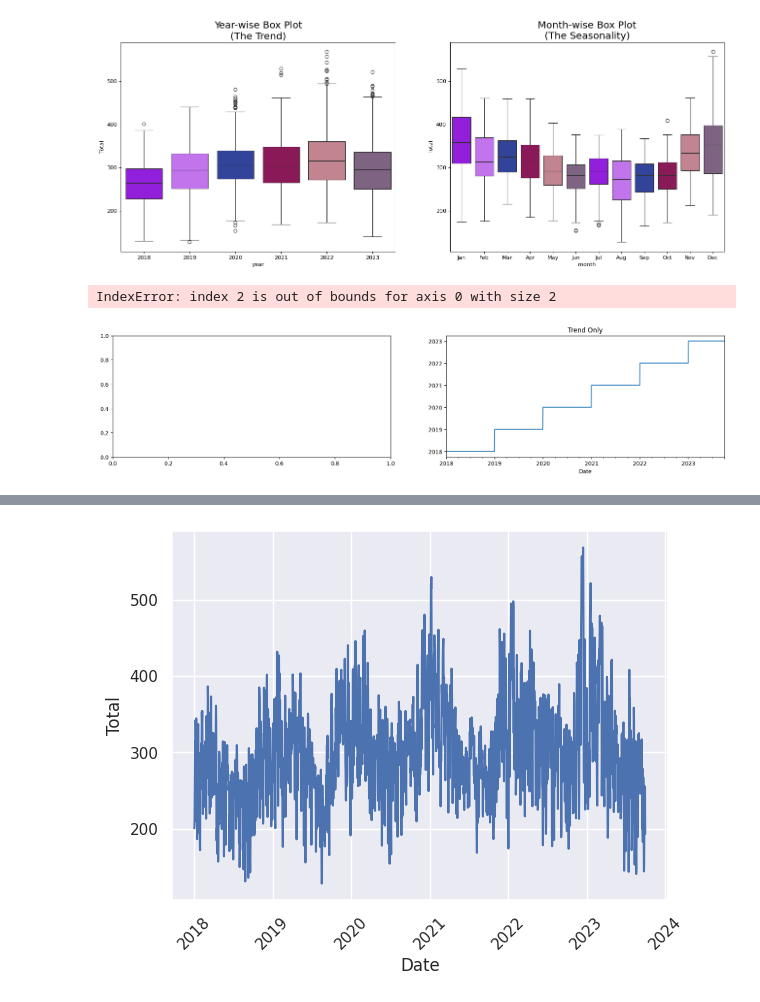
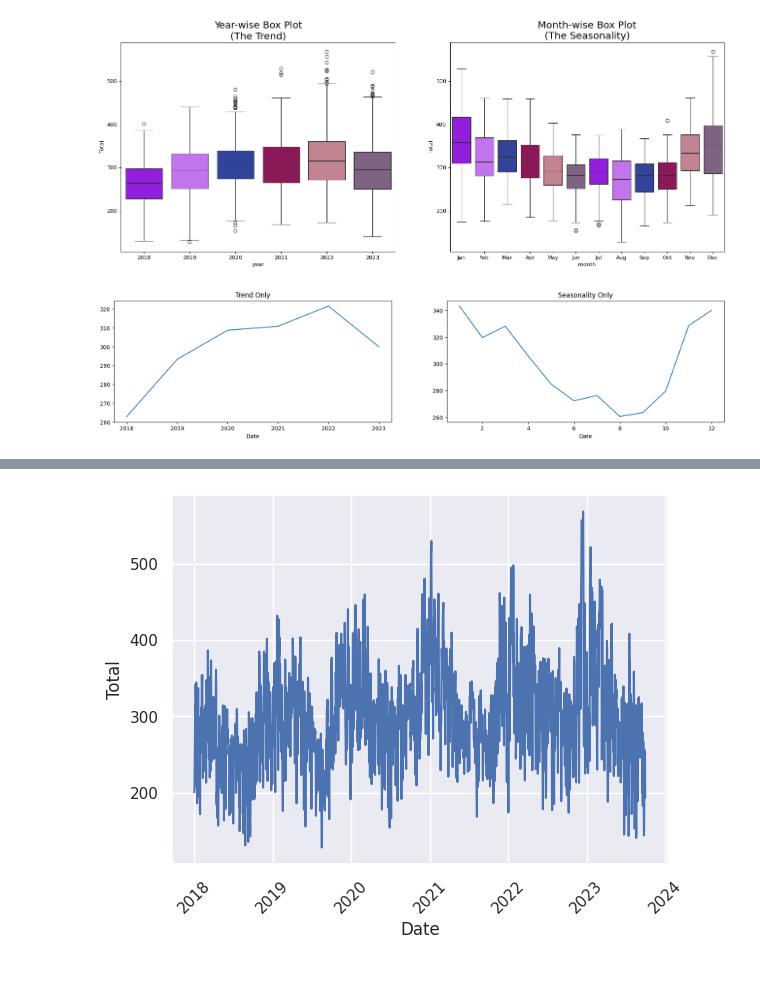
Before and after one commit to EdMendoza93/2023162, a Jupyter notebook: Integrated CA1 Sem 2 MSc in Data.ipynb, the cells around one changed output, grey strips where cells are left out. Cells and saved outputs as stored; diff of their text form; code cells hidden in the pictures.

```diff
--- a/Integrated CA1 Sem 2 MSc in Data.ipynb
+++ b/Integrated CA1 Sem 2 MSc in Data.ipynb
@@ -119,18 +108,20 @@ pd.read_csv('https://raw.githubusercontent.com/selva86/datasets/master/AirPassen
 # %%
+import matplotlib.pyplot as plt
+import pandas as pd
+
 
 fig, axes = plt.subplots(1, 2, figsize=(20, 4), dpi=100)
 
-# Plot the trend only
-gasConsumption['year'].plot(title='Trend Only', legend=False, ax=axes[1])
-gasConsumption['month'] = [d.month for d in gasConsumption.index]
 
-# Plot the seasonality only (for demonstration purpose)
-gasConsumption['month'].plot(title='Seasonality Only', legend=False, ax=axes[2])
+gasConsumption.groupby(gasConsumption.index.year)['Total'].mean().plot(title='Trend Only', legend=False, ax=axes[0])
 
-# Plot the trend and seasonality (for demonstration purpose)
-gasConsumption.plot(title='Trend and Seasonality', legend=False, ax=axes[2])
+
+gasConsumption.groupby(gasConsumption.index.month)['Total'].mean().plot(title='Seasonality Only', legend=False, ax=axes[1])
+
+
+
+
 
 plt.show()
 # %% [output]
-IndexError: index 2 is out of bounds for axis 0 with size 2
-[figure, old version]
+[figure, new version]
```
Also changed, not shown: parts of 5 cells of this notebook.
